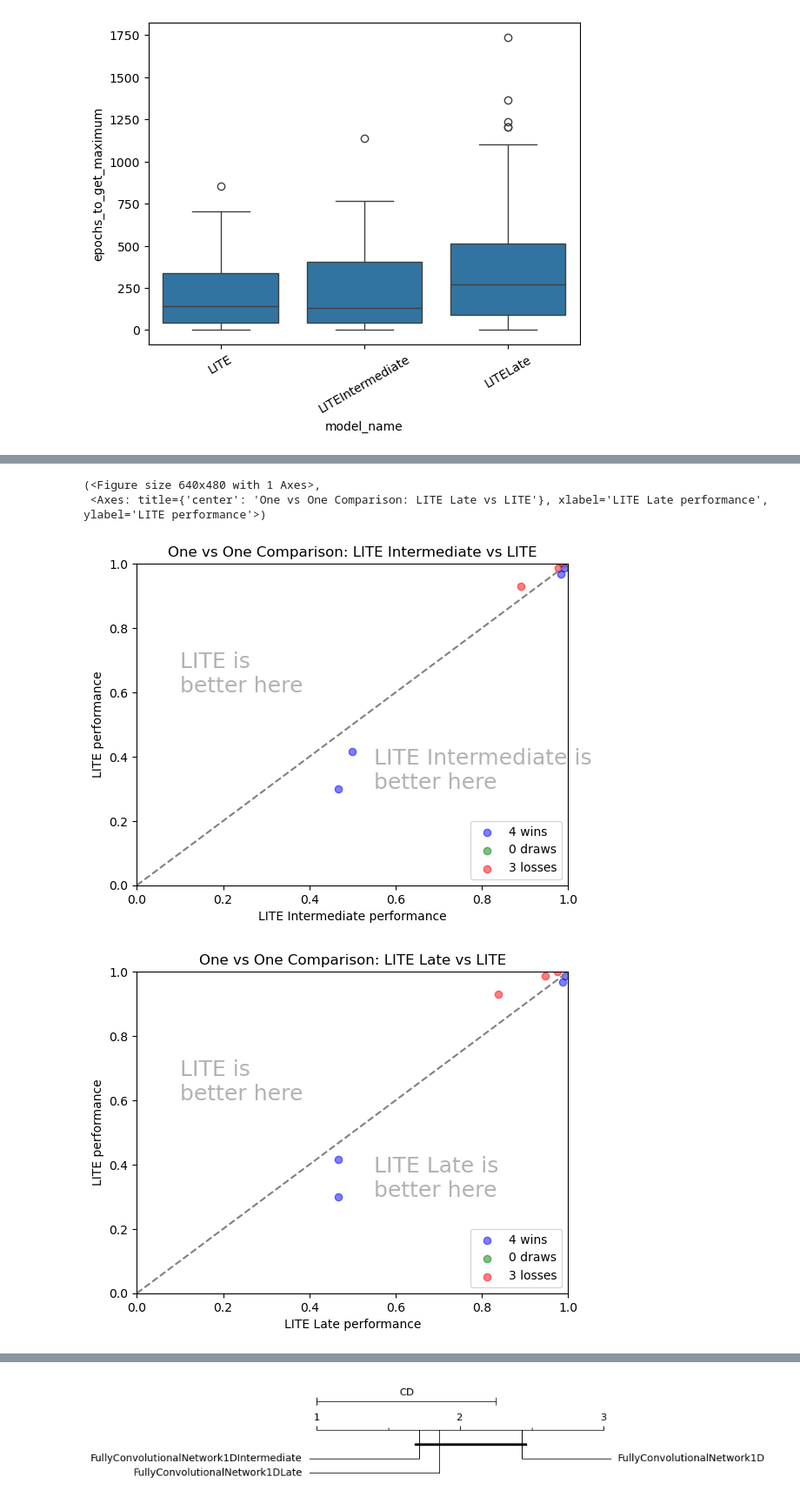
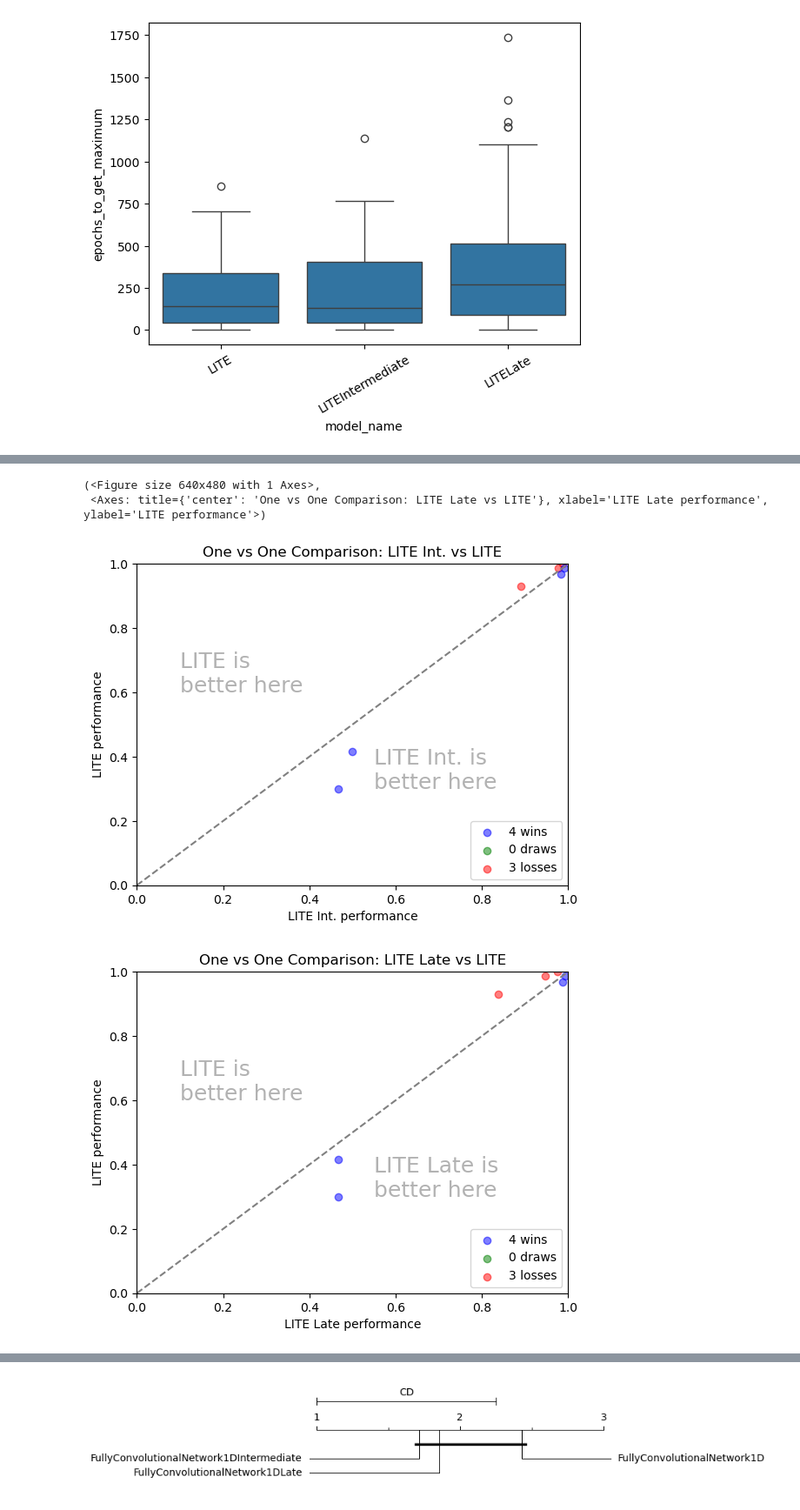
Before and after one commit to samuelthomaz7/multimodal_time_series_classification, a Jupyter notebook: test_notebook.ipynb, the cells around one changed output, grey strips where cells are left out. Shown at 87% size. Drawn from its saved outputs; the diff is of its cells as text; code cells hidden in the pictures.

```diff
--- a/test_notebook.ipynb
+++ b/test_notebook.ipynb
@@ -413,21 +721,21 @@ metrics_df
 # %%
 from labicompare.visualization import one_vs_one_plot
 
 one_vs_one_plot(
     metrics_df['LITEIntermediate'].values,
     metrics_df['LITE'].values,
-    'LITE Intermediate', 'LITE'
+    'LITE Int.', 'LITE'
 )
 
 one_vs_one_plot(
     metrics_df['LITELate'].values,
     metrics_df['LITE'].values,
     'LITE Late', 'LITE'
 )
 # %% [output]
 (<Figure size 640x480 with 1 Axes>,
  <Axes: title={'center': 'One vs One Comparison: LITE Late vs LITE'}, xlabel='LITE Late performance', ylabel='LITE performance'>)
-[figure, old version]
+[figure, new version]
 [figure]
 # %%
 from labicompare.visualization import one_vs_one_plot
```
Also changed, not shown: parts of 23 cells of this notebook, 1 other file.
